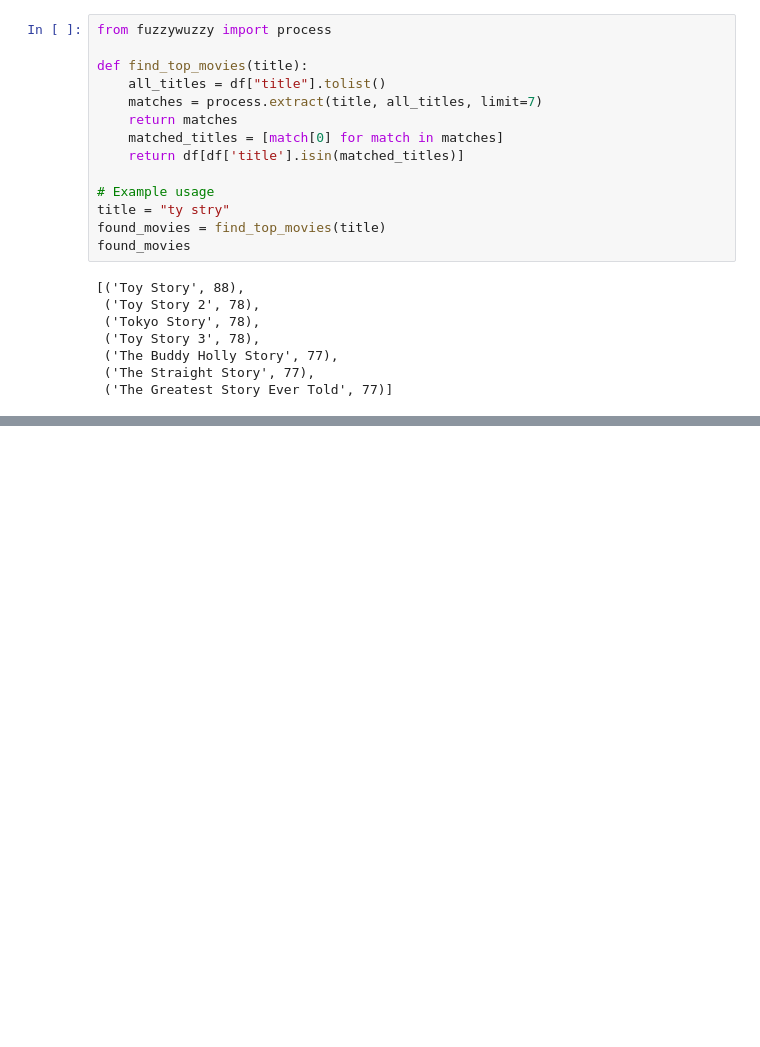
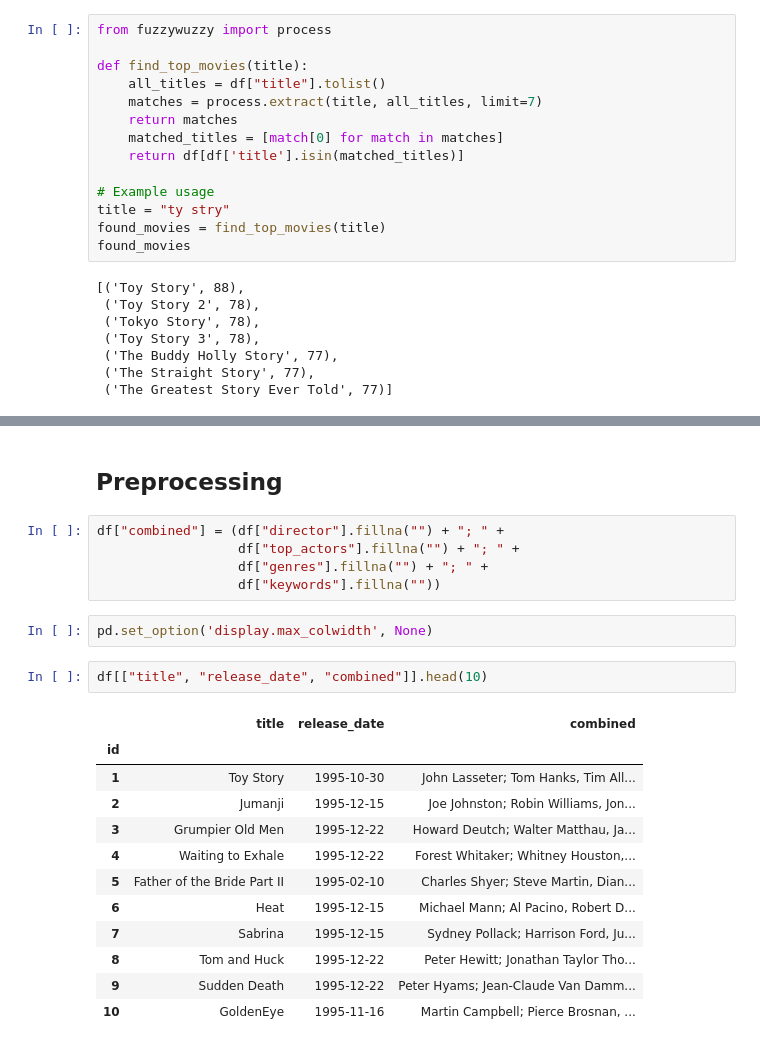
Before and after one commit to SanAntonik/MRS, a Jupyter notebook: DA_skill_showcase/MRS.ipynb, the cells around one changed output, grey strips where cells are left out. Cells and saved outputs as stored; diff of their text form; blank space fills up the shorter version.

Commit message:
Work on preprocess function

```diff
--- a/DA_skill_showcase/MRS.ipynb
+++ b/DA_skill_showcase/MRS.ipynb
@@ -690,3 +690,27 @@ find_movie("stare was")
 |  | title | release_date | runtime | genres | budget | revenue | popularity | vote_average | vote_count | ... |
 | id |  |  |  |  |  |  |  |  |  | ... |
 | 188 | Star Wars | 1977-05-25 | 121 | Action, Adventure, Science Fiction | 11.0 | 775.4 | 42.15 | 8.1 | 6778 | ... |
+# %% [markdown]
+## Preprocessing
+# %%
+df["combined"] = (df["director"].fillna("") + "; " +
+                  df["top_actors"].fillna("") + "; " +
+                  df["genres"].fillna("") + "; " +
+                  df["keywords"].fillna(""))
+# %%
+pd.set_option('display.max_colwidth', None)
+# %%
+df[["title", "release_date", "combined"]].head(10)
+# %% [output]
+|  | title | release_date | combined |
+| id |  |  |  |
+| 1 | Toy Story | 1995-10-30 | John Lasseter; Tom Hanks, Tim All... |
+| 2 | Jumanji | 1995-12-15 | Joe Johnston; Robin Williams, Jon... |
+| 3 | Grumpier Old Men | 1995-12-22 | Howard Deutch; Walter Matthau, Ja... |
+| 4 | Waiting to Exhale | 1995-12-22 | Forest Whitaker; Whitney Houston,... |
+| 5 | Father of the Bride Part II | 1995-02-10 | Charles Shyer; Steve Martin, Dian... |
+| 6 | Heat | 1995-12-15 | Michael Mann; Al Pacino, Robert D... |
+| 7 | Sabrina | 1995-12-15 | Sydney Pollack; Harrison Ford, Ju... |
+| 8 | Tom and Huck | 1995-12-22 | Peter Hewitt; Jonathan Taylor Tho... |
+| 9 | Sudden Death | 1995-12-22 | Peter Hyams; Jean-Claude Van Damm... |
+| 10 | GoldenEye | 1995-11-16 | Martin Campbell; Pierce Brosnan, ... |
```
Also changed, not shown: parts of 3 cells of this notebook.
